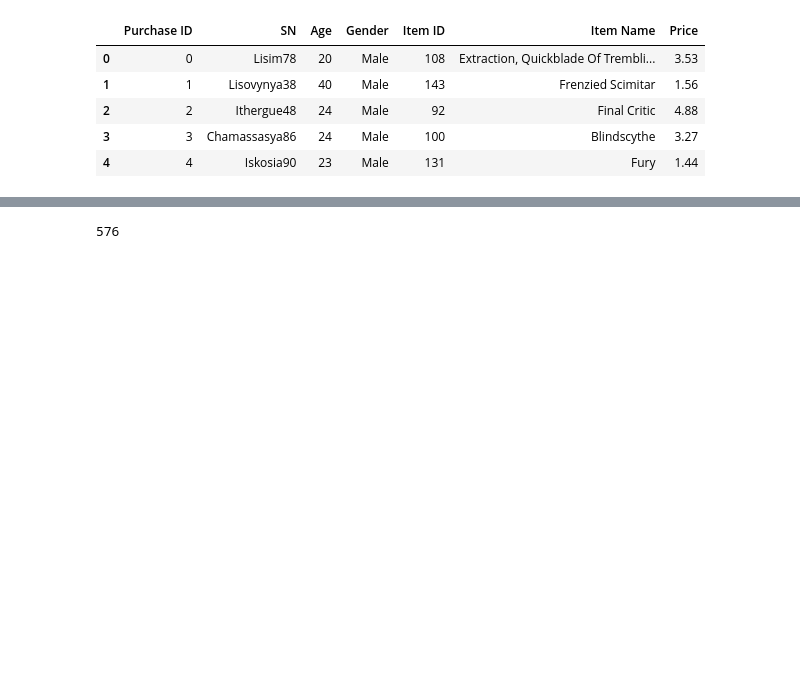
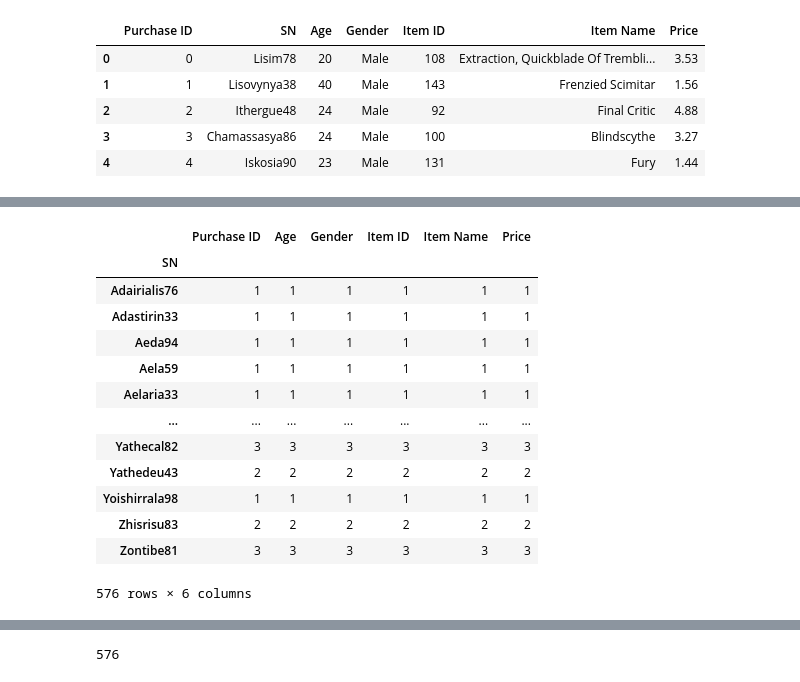
Before and after one commit to papadiscobravo/pandas-challenge, a Jupyter notebook: HerosOfPymoli/HeroesOfPymoli.ipynb, the cells around one changed output, grey strips where cells are left out. Cells and saved outputs as stored; diff of their text form; code cells hidden in the pictures; blank space fills up the shorter version.

```diff
--- a/HerosOfPymoli/HeroesOfPymoli.ipynb
+++ b/HerosOfPymoli/HeroesOfPymoli.ipynb
@@ -41,0 +60,20 @@ SNs_df
+# %%
+# This makes a dataframe from SNs_df that shows how many
+# purchases each SN made:
+SNsCountPurchases_df = pd.DataFrame(SNs_df.count())
+SNsCountPurchases_df
+# %% [output]
+|  | Purchase ID | Age | Gender | Item ID | Item Name | Price |
+| SN |  |  |  |  |  |  |
+| Adairialis76 | 1 | 1 | 1 | 1 | 1 | 1 |
+| Adastirin33 | 1 | 1 | 1 | 1 | 1 | 1 |
+| Aeda94 | 1 | 1 | 1 | 1 | 1 | 1 |
+| Aela59 | 1 | 1 | 1 | 1 | 1 | 1 |
+| Aelaria33 | 1 | 1 | 1 | 1 | 1 | 1 |
+| ... | ... | ... | ... | ... | ... | ... |
+| Yathecal82 | 3 | 3 | 3 | 3 | 3 | 3 |
+| Yathedeu43 | 2 | 2 | 2 | 2 | 2 | 2 |
+| Yoishirrala98 | 1 | 1 | 1 | 1 | 1 | 1 |
+| Zhisrisu83 | 2 | 2 | 2 | 2 | 2 | 2 |
+| Zontibe81 | 3 | 3 | 3 | 3 | 3 | 3 |
+576 rows × 6 columns
```
Also changed, not shown: parts of 10 cells of this notebook, 1 other file.
